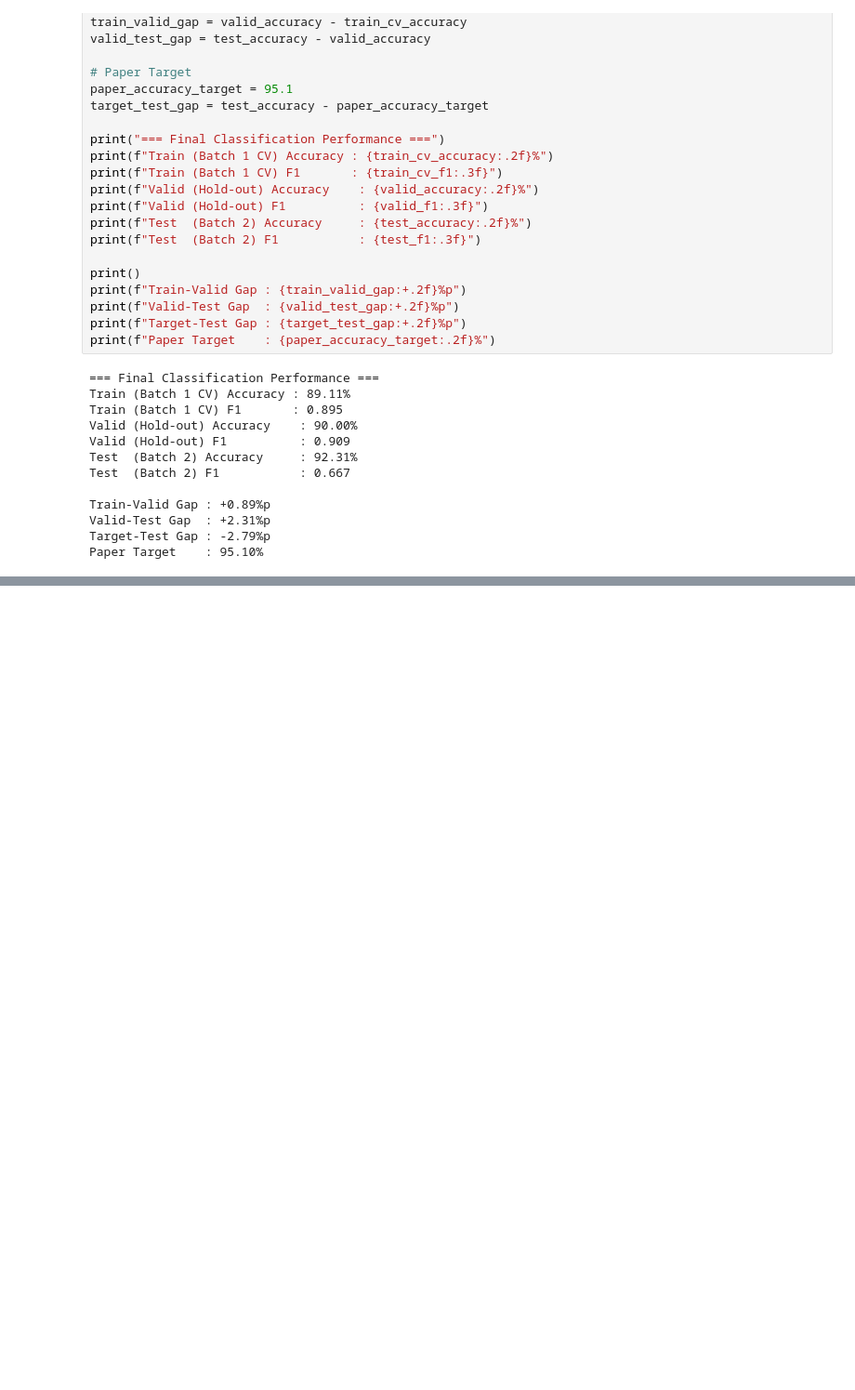
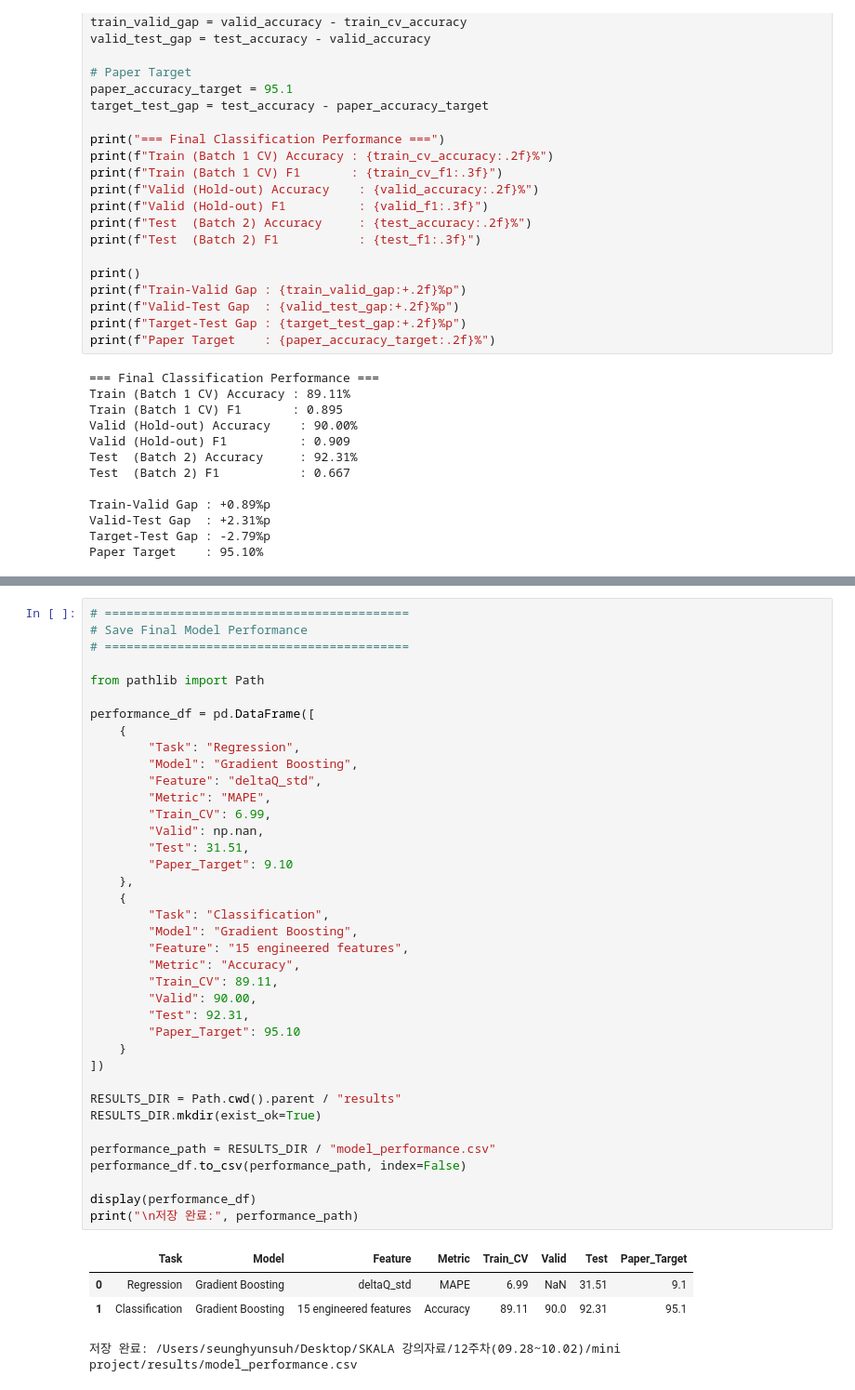
Before and after one commit to seunghyunsuh519-bit/battery-cycle-life-prediction, a Jupyter notebook: notebooks/03_modeling.ipynb, the cells around one changed output, grey strips where cells are left out. Shown at 93% size. Saved outputs shown, nothing was run; the diff lists cells and outputs as text; blank space fills up the shorter version.

```diff
--- a/notebooks/03_modeling.ipynb
+++ b/notebooks/03_modeling.ipynb
@@ -994,0 +1070,43 @@ display(error_analysis.head(10).round(2))
+# %%
+# ==========================================
+# Save Final Model Performance
+# ==========================================
+
+from pathlib import Path
+
+performance_df = pd.DataFrame([
+    {
+        "Task": "Regression",
+        "Model": "Gradient Boosting",
+        "Feature": "deltaQ_std",
+        "Metric": "MAPE",
+        "Train_CV": 6.99,
+        "Valid": np.nan,
+        "Test": 31.51,
+        "Paper_Target": 9.10
+    },
+    {
+        "Task": "Classification",
+        "Model": "Gradient Boosting",
+        "Feature": "15 engineered features",
+        "Metric": "Accuracy",
+        "Train_CV": 89.11,
+        "Valid": 90.00,
+        "Test": 92.31,
+        "Paper_Target": 95.10
+    }
+])
+
+RESULTS_DIR = Path.cwd().parent / "results"
+RESULTS_DIR.mkdir(exist_ok=True)
+
+performance_path = RESULTS_DIR / "model_performance.csv"
+performance_df.to_csv(performance_path, index=False)
+
+display(performance_df)
+print("\n저장 완료:", performance_path)
+# %% [output]
+|  | Task | Model | Feature | Metric | Train_CV | Valid | Test | Paper_Target |
+| 0 | Regression | Gradient Boosting | deltaQ_std | MAPE | 6.99 | NaN | 31.51 | 9.1 |
+| 1 | Classification | Gradient Boosting | 15 engineered features | Accuracy | 89.11 | 90.0 | 92.31 | 95.1 |
+저장 완료: /Users/seunghyunsuh/Desktop/SKALA 강의자료/12주차(09.28~10.02)/mini project/results/model_performance.csv
```
Also changed, not shown: parts of 13 cells of this notebook, 3 other files.
